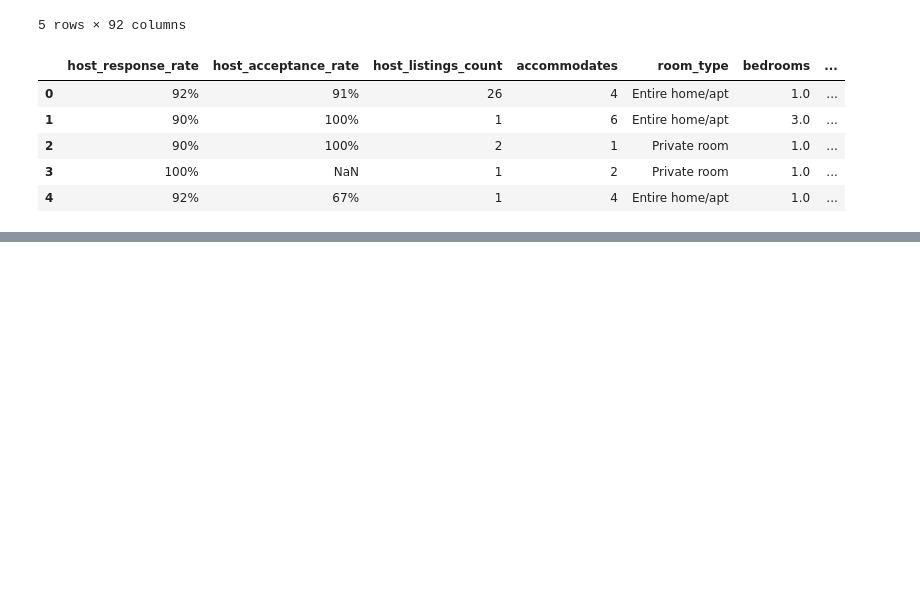
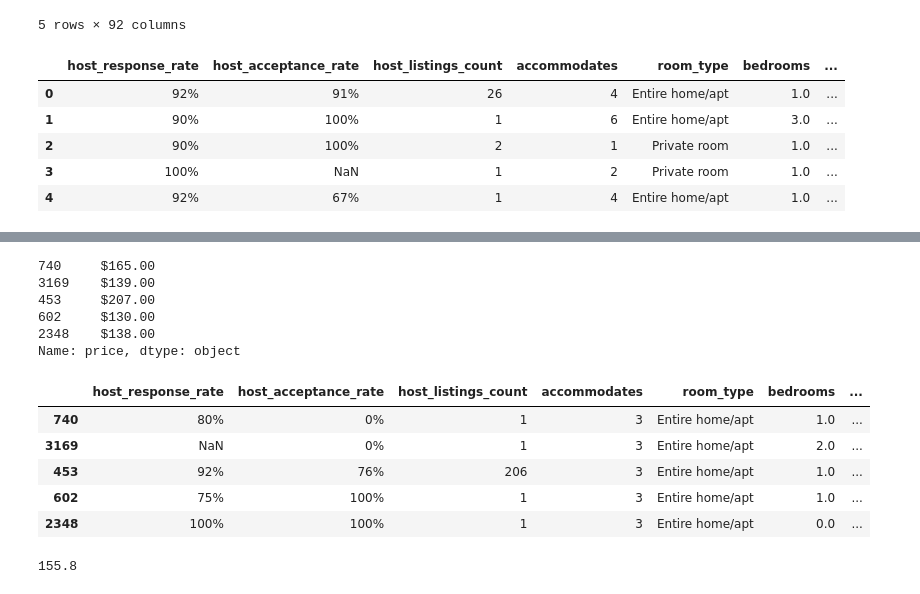
Before and after one commit to enestatli/Machine-Learning-Works, a Jupyter notebook: 002 - Predicting Airbnb Rental Prices/k-nearest neighbors model.ipynb, the cells around one changed output, grey strips where cells are left out. Drawn from its saved outputs; the diff is of its cells as text; code cells hidden in the pictures; blank space fills up the shorter version.

```diff
--- a/002 - Predicting Airbnb Rental Prices/k-nearest neighbors model.ipynb
+++ b/002 - Predicting Airbnb Rental Prices/k-nearest neighbors model.ipynb
@@ -29,0 +114,28 @@ dc_listings.head()
+# %%
+dc_listings.price.head()
+# %% [output]
+740     $165.00
+3169    $139.00
+453     $207.00
+602     $130.00
+2348    $138.00
+Name: price, dtype: object
+# %%
+"""
+Before we can take the average of our prices, you’ll notice that our price column has the object type,
+due to the fact that the prices have dollar signs and commas
+"""
+dc_listings['price'] = dc_listings.price.str.replace("\$|,",'').astype(float)
+dc_listings.head()
+# %% [output]
+|  | host_response_rate | host_acceptance_rate | host_listings_count | accommodates | room_type | bedrooms | ... |
+| 740 | 80% | 0% | 1 | 3 | Entire home/apt | 1.0 | ... |
+| 3169 | NaN | 0% | 1 | 3 | Entire home/apt | 2.0 | ... |
+| 453 | 92% | 76% | 206 | 3 | Entire home/apt | 1.0 | ... |
+| 602 | 75% | 100% | 1 | 3 | Entire home/apt | 1.0 | ... |
+| 2348 | 100% | 100% | 1 | 3 | Entire home/apt | 0.0 | ... |
+# %%
+mean_price = dc_listings.price.iloc[:5].mean()
+mean_price
+# %% [output]
+155.8
```
Also changed, not shown: parts of 12 cells of this notebook.
